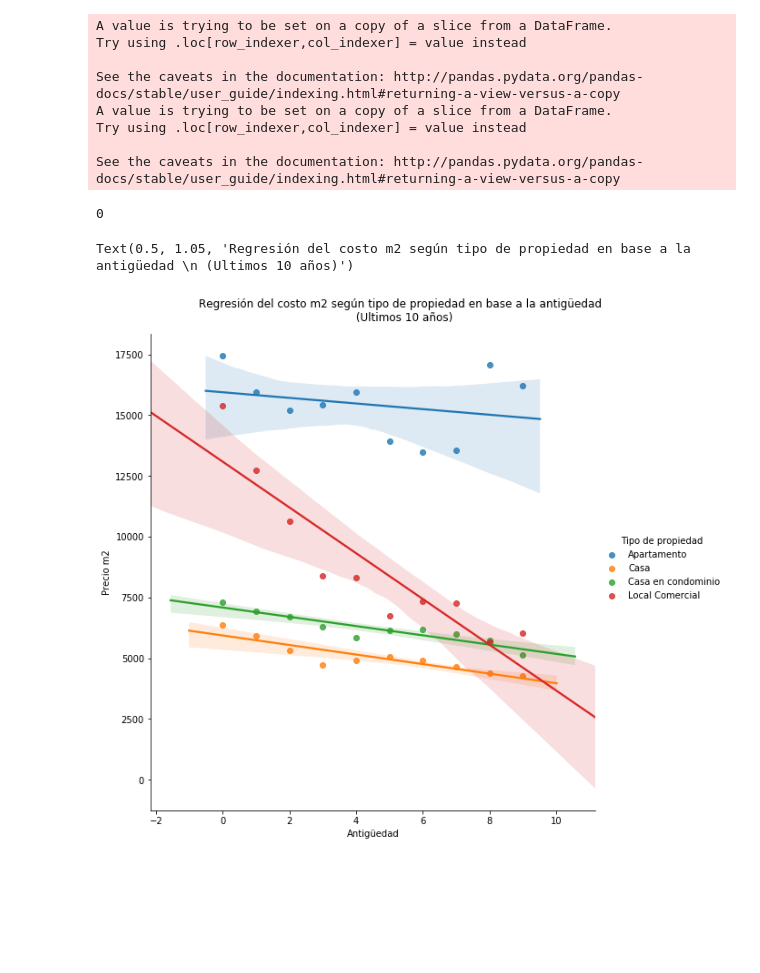
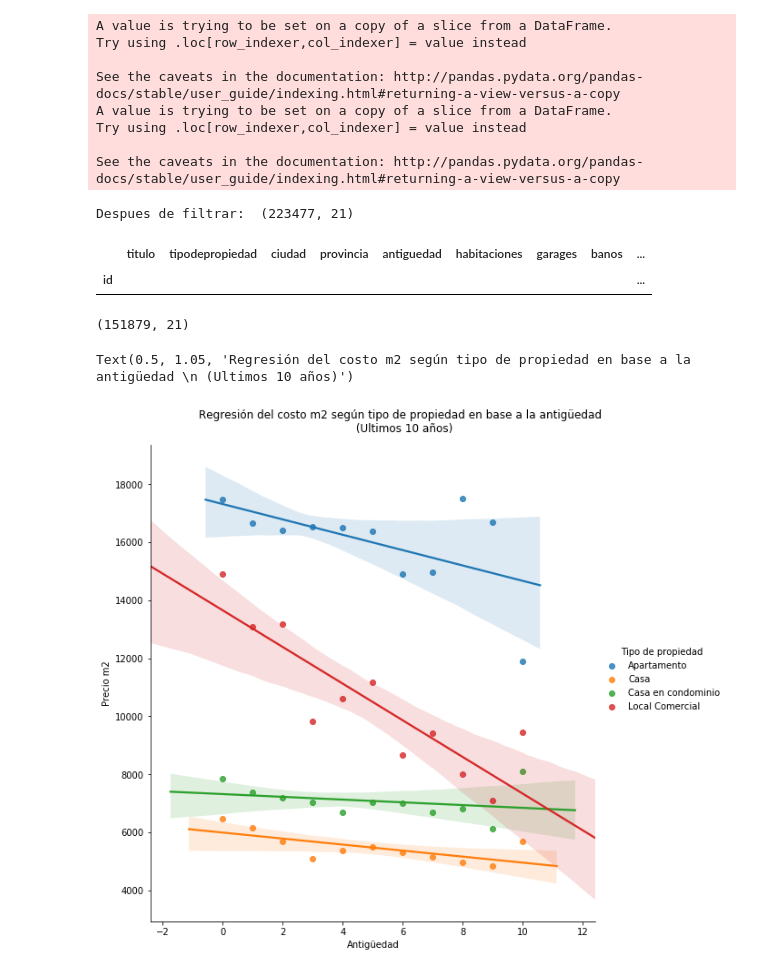
Before and after one commit to ggparente95/tp2-zonajobs, a Jupyter notebook: pruebas_tomi.ipynb, the cells around one changed output. Cells and saved outputs as stored; diff of their text form; code cells hidden in the pictures; blank space fills up the shorter version.

```diff
--- a/pruebas_tomi.ipynb
+++ b/pruebas_tomi.ipynb
@@ -18,7 +22,7 @@ from sklearn.tree import DecisionTreeRegressor
 def RMSLE(actual, pred):
     return (np.mean((np.log(actual + 1) - np.log(pred + 1)) ** 2)) **.5
 
-def normailize_df(refDf):
+def normailize_df(refDf, train):
     df = refDf.copy()
     df['año'] = df['fecha'].dt.year
     df['antiguedad'] = df['antiguedad'] + (2016 - df['año']) # Se normaliza la antiguedad.
@@ -52,6 +56,20 @@ def normailize_df(refDf):
 
         df.loc[(df.tipodepropiedad == tipodepropiedad), 'habitable'] = not(numpy.isnan(banos[0]) and numpy.isnan(habitaciones[0]))
 
+    df['metros'] = df['metrostotales'] + df['metroscubiertos']
+    if(train):
+        def is_outlier(group):
+            Q1 = group.quantile(0.25)
+            Q3 = group.quantile(0.75)
+            IQR = Q3 - Q1
+            precio_min = Q1 - 1.5 * IQR
+            precio_max = Q3 + 1.5 * IQR
+            return ~group.between(precio_min, precio_max)
+        df['precio_mt2'] = df['precio'] / df['metros']
+        print()
+
+        df = df[~df.groupby('tipodepropiedad')['precio_mt2'].apply(is_outlier).fillna(False)]
+        print('Despues de filtrar: ', df.shape)
     return df
 # %%
 df_train = pd.read_csv('train.csv',
@@ -79,8 +97,8 @@ df_test = pd.read_csv('test.csv',
             },
         parse_dates=['fecha'])
 
-df_train = normailize_df(df_train)
-df_test = normailize_df(df_test)
+df_train = normailize_df(df_train, True)
+df_test = normailize_df(df_test, False)
 # %% [output]
 A value is trying to be set on a copy of a slice from a DataFrame.
 Try using .loc[row_indexer,col_indexer] = value instead
@@ -90,14 +108,14 @@ A value is trying to be set on a copy of a slice from a DataFrame.
 Try using .loc[row_indexer,col_indexer] = value instead
 
 See the caveats in the documentation: http://pandas.pydata.org/pandas-docs/stable/user_guide/indexing.html#returning-a-view-versus-a-copy
+Despues de filtrar:  (223477, 21)
 # %%
 
 df_train['metros'] = df_train['metrostotales'] + df_train['metroscubiertos']
 df_test['metros'] = df_test['metrostotales'] + df_test['metroscubiertos']
-df_train['precio_mt2'] = df_train['precio'] / df_train['metros']
+
 
 tipodepropiedades = df_train.tipodepropiedad.cat.categories.to_list()
-
 
 
 def predict_by_prop(idsTrainFil, idsTestFil):
@@ -105,61 +123,75 @@ def predict_by_prop(idsTrainFil, idsTestFil):
         #Solo las propiedades que queremos
         idsTrain = (df_train.tipodepropiedad == tipodepropiedad) & idsTrainFil
         idsTest = (df_test.tipodepropiedad == tipodepropiedad) & idsTestFil
-        X = df_train[idsTrain][['metros']]
-        y = df_train[idsTrain]['precio_mt2']
+        trainDf = df_train[idsTrain].groupby(['antiguedad']).agg(precio_mt2=('precio_mt2', 'median')).reset_index()
+
+        X = trainDf[['antiguedad']]
+        y = trainDf['precio_mt2']
 #         print('------', tipodepropiedad)
 #         print(X.shape, len(y))
-        if(len(y) == 0 or len(df_test[idsTest][['metros']]) == 0):
+        if(len(y) == 0 or len(df_test[idsTest][['antiguedad']]) == 0):
             continue
         if(len(y) == 1):
     #         print(        df_test[df_test.tipodepropiedad == tipodepropiedad, 'target'])
             df_test.loc[df_test.tipodepropiedad == tipodepropiedad, 'target'] = y.to_list()[0]
             continue
-        X_train, X_test, y_train, y_test = train_test_split(X, y, test_size=0.25, random_state=1)
 
+#         linear_model = Ridge(alpha=0.5).fit(X, y)
+        linear_model = make_pipeline(PolynomialFeatures(degree=3), Ridge())
+        linear_model.fit(X, y)
 
-        linear_model = LinearRegression().fit(X, y)
-
-        pred = linear_model.predict(df_test[idsTest][['metros']])
-
+        pred = linear_model.predict(df_test[idsTest][['antiguedad']])
 
         df_test.loc[idsTest, 'target'] = pred
 
 
-dfAntiguedadMenor10Train = (~ df_train["antiguedad"].isnull()) & (df_train["antiguedad"] <= 10)
-dfAntiguedadMenor10Test = (~ df_test["antiguedad"].isnull()) & (df_test["antiguedad"] <= 10)
 
-dfAntiguedadMayor10Train = ~dfAntiguedadMenor10Train
-dfAntiguedadMayor10Test = ~dfAntiguedadMenor10Test
+imp = Imputer(strategy='most_frequent')
+df_train['antiguedad'] = imp.fit_transform(df_train[['antiguedad']])
+df_test['antiguedad'] = imp.transform(df_test[['antiguedad']])
+
+dfAntiguedadMenor10Train = (df_train["antiguedad"] < 10)
+dfAntiguedadMenor10Test = (df_test["antiguedad"] < 10)
+
+dfAntiguedadMayor10Train = (df_train["antiguedad"] >= 10) & (df_train["antiguedad"] < 40)
+dfAntiguedadMayor10Test = (df_test["antiguedad"] >= 10) & (df_test["antiguedad"] < 40)
+
+dfAntiguedadMayor40Train = (df_train["antiguedad"] >= 40)
+dfAntiguedadMayor40Test = (df_test["antiguedad"] >= 40)
 
 predict_by_prop(dfAntiguedadMenor10Train, dfAntiguedadMenor10Test)
 
 predict_by_prop(dfAntiguedadMayor10Train, dfAntiguedadMayor10Test)
 
-df_test.loc[df_test.tipodepropiedad.isnull(), 'target'] = df_test['target'].median()
+predict_by_prop(dfAntiguedadMayor40Train, dfAntiguedadMayor40Test)
+
+
+df_test.loc[df_test.target.isnull(), 'target'] = df_test['target'].median()
 df_test['target'] = df_test['target'] *  df_test['metros']
 final_prediction = df_test.copy().drop(df_test.columns.difference(['target']), 1)
 # # print()
 final_prediction.to_csv('prediction.csv')
-df_test['target'].isnull().sum()
+df_test[df_test['target'].isnull()]
 # %% [output]
-0
+|  | titulo | tipodepropiedad | ciudad | provincia | antiguedad | habitaciones | garages | banos | ... |
+| id |  |  |  |  |  |  |  |  | ... |
 # %%
 habitables = ['Casa', 'Casa en condominio', 'Apartamento', 'Local Comercial']
-dfAntiguedad = df_train[(~ df_train["antiguedad"].isnull()) & (df_train["antiguedad"] < 10) & (df_train["tipodepropiedad"].isin(habitables)) ]
-
+dfAntiguedad = df_train[(~ df_train["antiguedad"].isnull()) & (df_train["antiguedad"] <= 10) & (df_train["tipodepropiedad"].isin(habitables)) ]
+print(dfAntiguedad.shape)
 # dfAntiguedad.tipodepropiedad.value_counts()
 dfAntiguedad['tipodepropiedad'].cat.remove_unused_categories(inplace=True)
-dfAntiguedad = dfAntiguedad.groupby(['antiguedad', 'tipodepropiedad']).agg(prom_precio_mt2=('precio_mt2', 'median')).reset_index()
+dfAntiguedad = dfAntiguedad.groupby(['antiguedad', 'tipodepropiedad']).agg(prom_precio_mt2=('precio_mt2', 'mean')).reset_index()
 
 
-ax = sns.lmplot(x="antiguedad", y="prom_precio_mt2", data=dfAntiguedad, hue="tipodepropiedad", height=8);
+ax = sns.lmplot(x="antiguedad", y="prom_precio_mt2", data=dfAntiguedad, hue="tipodepropiedad", height=8, order=1);
 
 ax.set(xlabel='Antigüedad', ylabel='Precio m2')
 
 new_title = 'Tipo de propiedad'
 ax._legend.set_title(new_title)
 ax.fig.suptitle('Regresión del costo m2 según tipo de propiedad en base a la antigüedad \n (Ultimos 10 años)', y= 1.05)
 # %% [output]
-Text(0.5, 1.05, 'Regresión del costo m2 según tipo de propiedad en base a la antigüedad \n (Ultimos 10 años)')
+(151879, 21)
+Text(0.5, 1.05, 'Regresión del costo m2 según tipo de propiedad en base a la antigüedad \n (Ultimos 10 años)')
-[figure, old version]
+[figure, new version]
```
Also changed, not shown: parts of 2 cells of this notebook.
